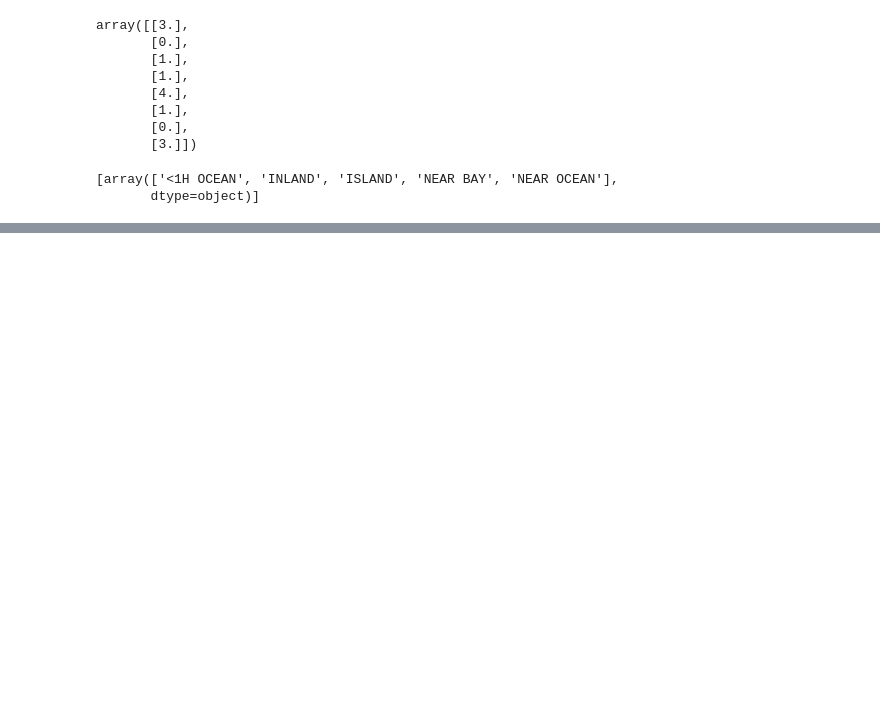
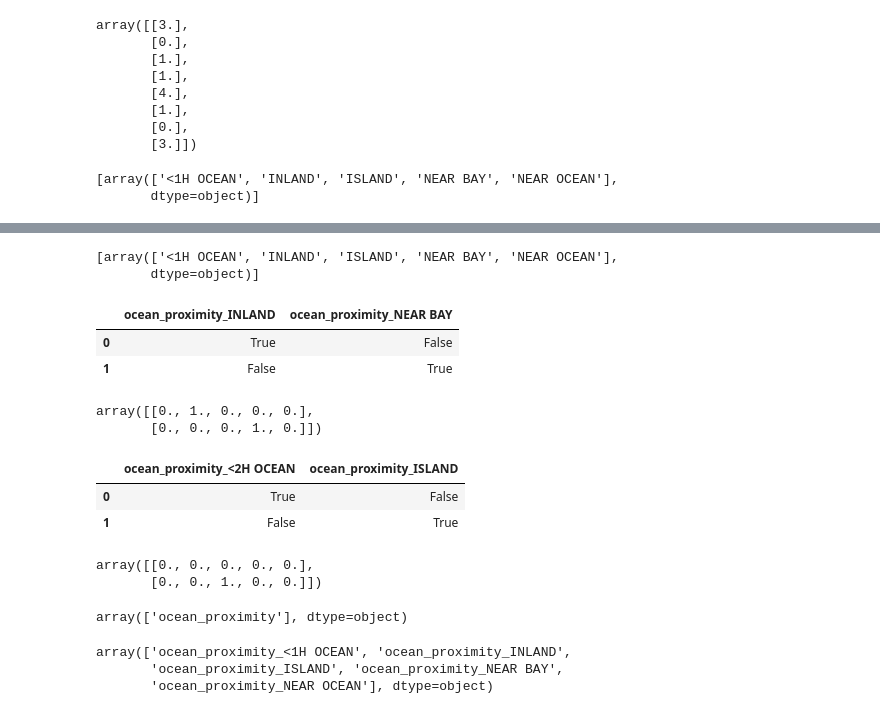
Before and after one commit to naimataki/California-Housing-Prices, a Jupyter notebook: housing.ipynb, the cells around one changed output, grey strips where cells are left out. Saved outputs shown, nothing was run; the diff lists cells and outputs as text; code cells hidden in the pictures; blank space fills up the shorter version.

```diff
--- a/housing.ipynb
+++ b/housing.ipynb
@@ -386,0 +406,42 @@ housing_cat_1hot = cat_encoder.fit_transform(housing_cat)
+# %%
+cat_encoder.categories_
+# %% [output]
+[array(['<1H OCEAN', 'INLAND', 'ISLAND', 'NEAR BAY', 'NEAR OCEAN'],
+       dtype=object)]
+# %%
+# get_dummies() also converts each categorical feature into a one-hot representation, with one binary feature per category
+df_test = pd.DataFrame({"ocean_proximity": ["INLAND", "NEAR BAY"]})
+pd.get_dummies(df_test)
+# %% [output]
+|  | ocean_proximity_INLAND | ocean_proximity_NEAR BAY |
+| 0 | True | False |
+| 1 | False | True |
+# %%
+cat_encoder.transform(df_test)
+# %% [output]
+array([[0., 1., 0., 0., 0.],
+       [0., 0., 0., 1., 0.]])
+# %%
+df_test_unkown = pd.DataFrame({"ocean_proximity": ["<2H OCEAN", "ISLAND"]})
+pd.get_dummies(df_test_unkown)
+# %% [output]
+|  | ocean_proximity_<2H OCEAN | ocean_proximity_ISLAND |
+| 0 | True | False |
+| 1 | False | True |
+# %%
+# you can set the handle_unknown hyperparameter to "ignore" to represent the unknown category with zeros
+cat_encoder.handle_unknown = "ignore"
+cat_encoder.transform(df_test_unkown)
+# %% [output]
+array([[0., 0., 0., 0., 0.],
+       [0., 0., 1., 0., 0.]])
+# %%
+cat_encoder.feature_names_in_
+# %% [output]
+array(['ocean_proximity'], dtype=object)
+# %%
+cat_encoder.get_feature_names_out()
+# %% [output]
+array(['ocean_proximity_<1H OCEAN', 'ocean_proximity_INLAND',
+       'ocean_proximity_ISLAND', 'ocean_proximity_NEAR BAY',
+       'ocean_proximity_NEAR OCEAN'], dtype=object)
```
Also changed, not shown: parts of 7 cells of this notebook.
